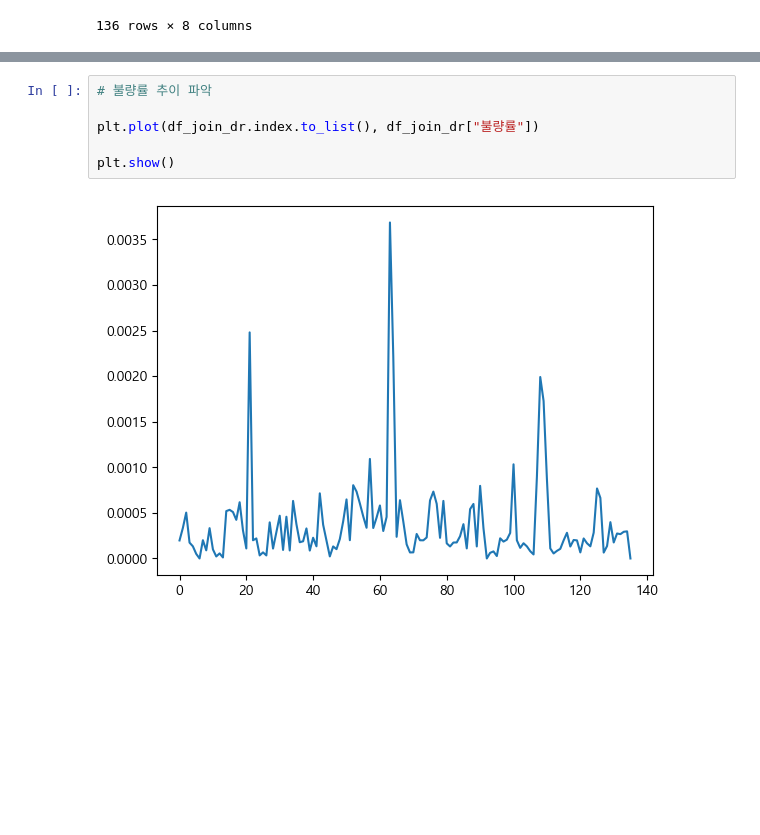
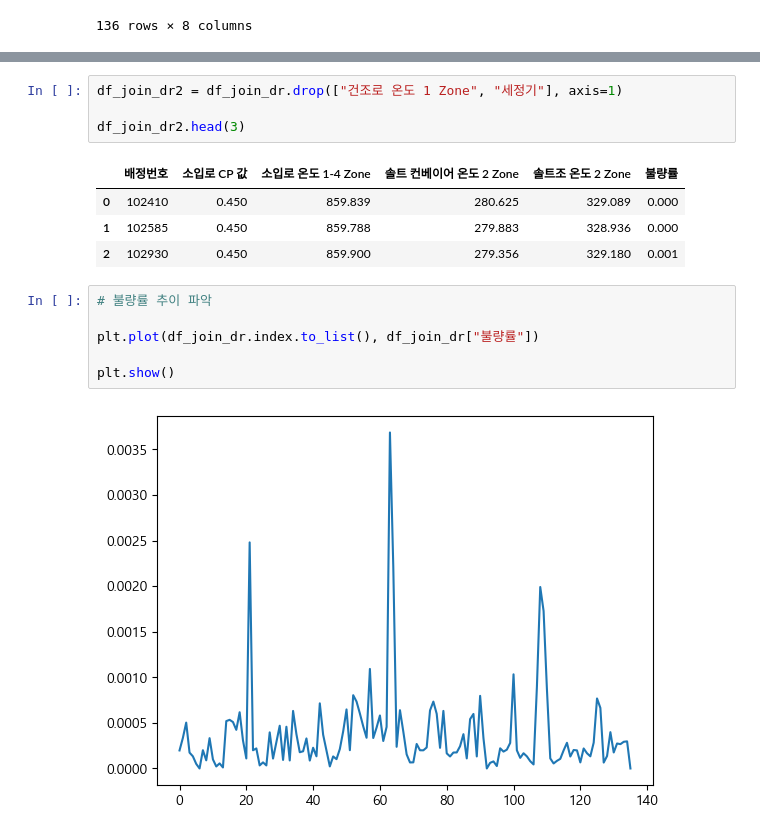
Before and after one commit to nyeokinyeoki/kamp, a Jupyter notebook: Data_analyse_heat_treatment_제조에 미련이 남아.ipynb, the cells around one changed output, grey strips where cells are left out. Cells and saved outputs as stored; diff of their text form; blank space fills up the shorter version.

```diff
--- a/Data_analyse_heat_treatment_제조에 미련이 남아.ipynb
+++ b/Data_analyse_heat_treatment_제조에 미련이 남아.ipynb
@@ -577,3 +564,12 @@ df_join_dr
+# %%
+df_join_dr2 = df_join_dr.drop(["건조로 온도 1 Zone", "세정기"], axis=1)
+
+df_join_dr2.head(3)
+# %% [output]
+|  | 배정번호 | 소입로 CP 값 | 소입로 온도 1-4 Zone | 솔트 컨베이어 온도 2 Zone | 솔트조 온도 2 Zone | 불량률 |
+| 0 | 102410 | 0.450 | 859.839 | 280.625 | 329.089 | 0.000 |
+| 1 | 102585 | 0.450 | 859.788 | 279.883 | 328.936 | 0.000 |
+| 2 | 102930 | 0.450 | 859.900 | 279.356 | 329.180 | 0.001 |
 # %%
 # 불량률 추이 파악
 
```
Also changed, not shown: parts of 49 cells of this notebook.
